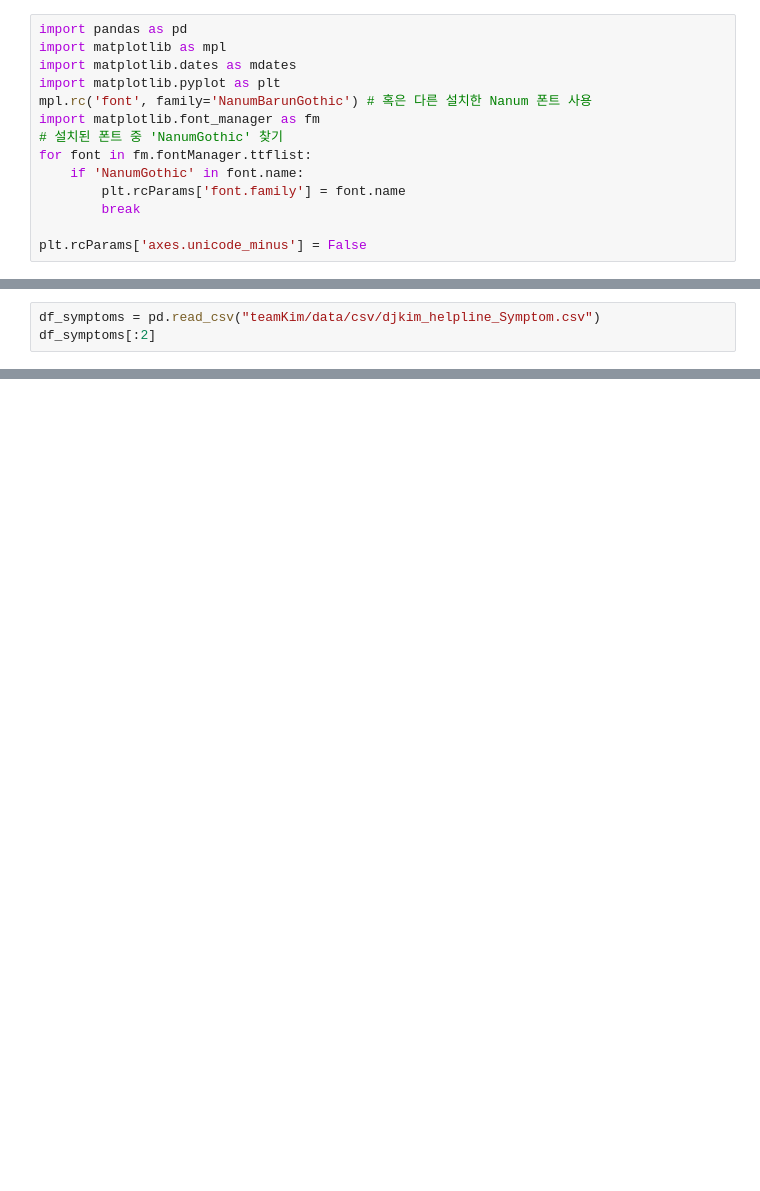
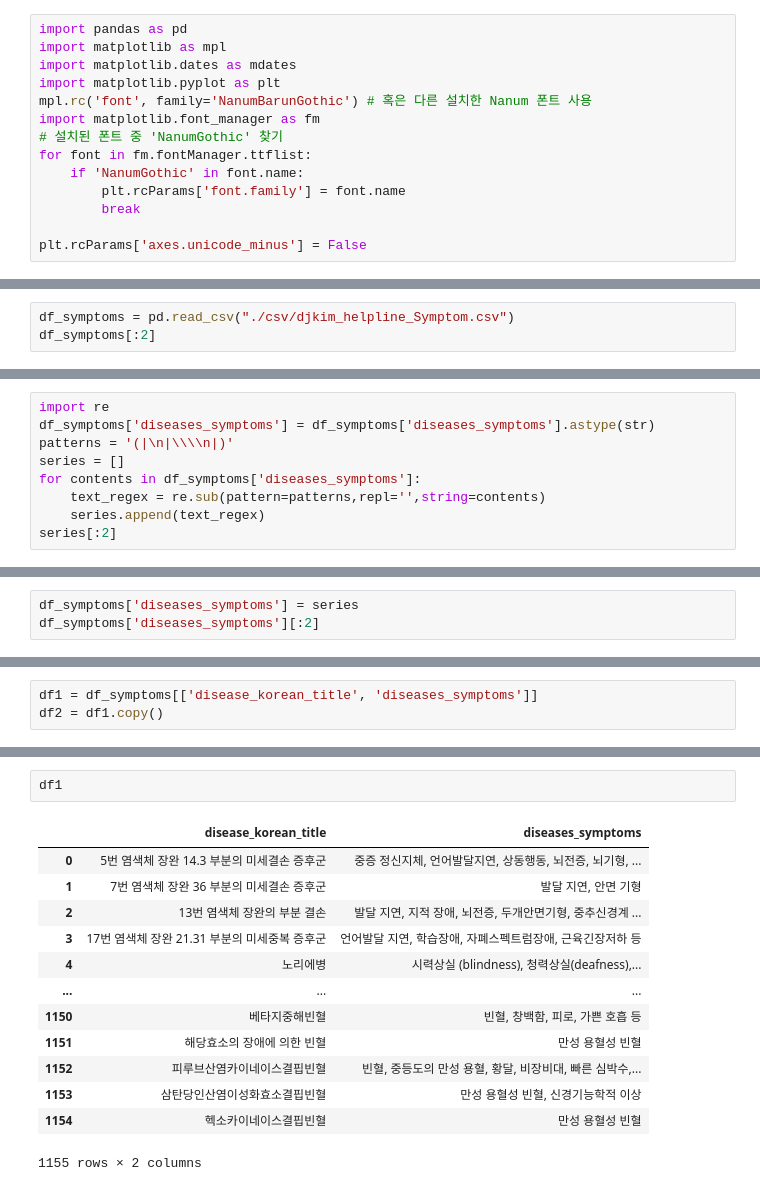
Before and after one commit to kdj0712/teamKim1, a Jupyter notebook: data/search_insite.ipynb, the cells around one changed output, grey strips where cells are left out. Drawn from its saved outputs; the diff is of its cells as text; blank space fills up the shorter version.

```diff
--- a/data/search_insite.ipynb
+++ b/data/search_insite.ipynb
@@ -15,4 +19,4 @@ plt.rcParams['axes.unicode_minus'] = False
 # %%
-df_symptoms = pd.read_csv("teamKim/data/csv/djkim_helpline_Symptom.csv")
+df_symptoms = pd.read_csv("./csv/djkim_helpline_Symptom.csv")
 df_symptoms[:2]
 # %% [output]
@@ -19,0 +28,9 @@ FileNotFoundError: [Errno 2] No such file or directory: 'teamKim/data/csv/djkim_
+# %%
+import re
+df_symptoms['diseases_symptoms'] = df_symptoms['diseases_symptoms'].astype(str)
+patterns = '(|\n|\\\\n|)'
+series = []
+for contents in df_symptoms['diseases_symptoms']:
+    text_regex = re.sub(pattern=patterns,repl='',string=contents)
+    series.append(text_regex)
+series[:2]
@@ -19,0 +40,3 @@ FileNotFoundError: [Errno 2] No such file or directory: 'teamKim/data/csv/djkim_
+# %%
+df_symptoms['diseases_symptoms'] = series
+df_symptoms['diseases_symptoms'][:2]
@@ -19,0 +49,3 @@ FileNotFoundError: [Errno 2] No such file or directory: 'teamKim/data/csv/djkim_
+# %%
+df1 = df_symptoms[['disease_korean_title', 'diseases_symptoms']]
+df2 = df1.copy()
@@ -19,0 +236,16 @@ FileNotFoundError: [Errno 2] No such file or directory: 'teamKim/data/csv/djkim_
+# %%
+df1
+# %% [output]
+|  | disease_korean_title | diseases_symptoms |
+| 0 | 5번 염색체 장완 14.3 부분의 미세결손 증후군 | 중증 정신지체, 언어발달지연, 상동행동, 뇌전증, 뇌기형, ... |
+| 1 | 7번 염색체 장완 36 부분의 미세결손 증후군 | 발달 지연, 안면 기형 |
+| 2 | 13번 염색체 장완의 부분 결손 | 발달 지연, 지적 장애, 뇌전증, 두개안면기형, 중추신경계 ... |
+| 3 | 17번 염색체 장완 21.31 부분의 미세중복 증후군 | 언어발달 지연, 학습장애, 자폐스펙트럼장애, 근육긴장저하 등 |
+| 4 | 노리에병 | 시력상실 (blindness), 청력상실(deafness),... |
+| ... | ... | ... |
+| 1150 | 베타지중해빈혈 | 빈혈, 창백함, 피로, 가쁜 호흡 등 |
+| 1151 | 해당효소의 장애에 의한 빈혈 | 만성 용혈성 빈혈 |
+| 1152 | 피루브산염카이네이스결핍빈혈 | 빈혈, 중등도의 만성 용혈, 황달, 비장비대, 빠른 심박수,... |
+| 1153 | 삼탄당인산염이성화효소결핍빈혈 | 만성 용혈성 빈혈, 신경기능학적 이상 |
+| 1154 | 헥소카이네이스결핍빈혈 | 만성 용혈성 빈혈 |
+1155 rows × 2 columns
```
Also changed, not shown: parts of 41 cells of this notebook, 22 other files.
